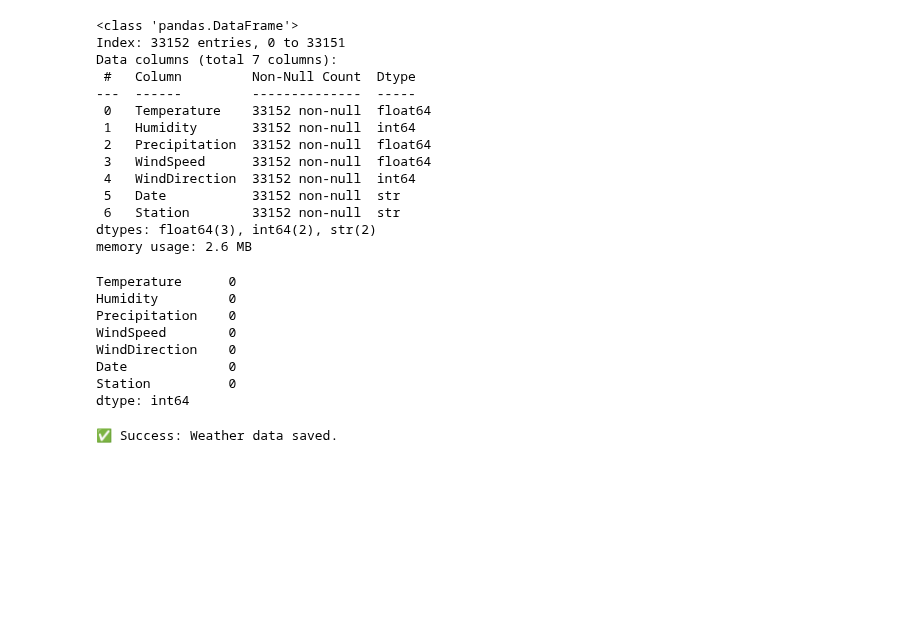
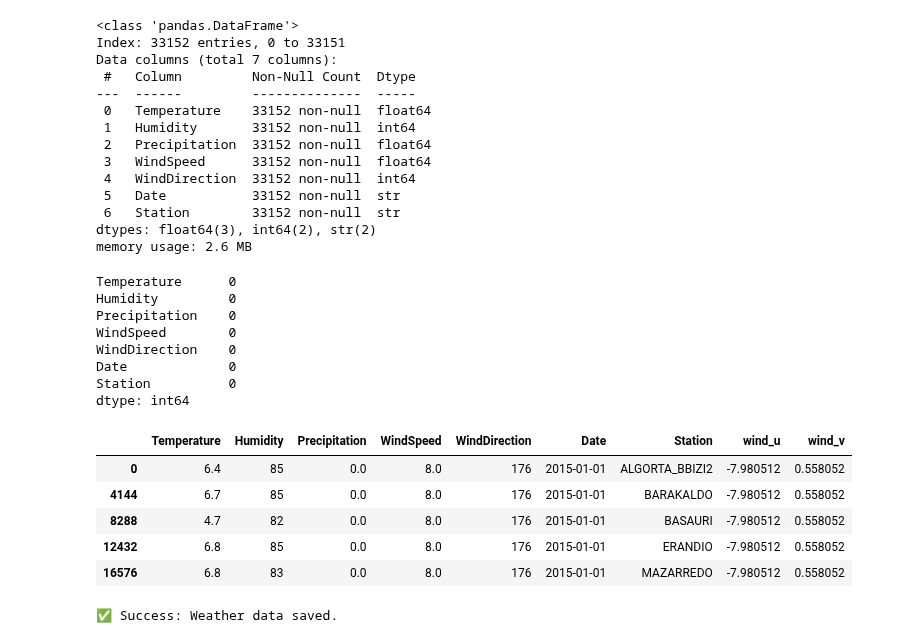
Before and after one commit to armanghazi/AI-Based-Smart-City-Air-Quality-Monitoring-and-Forecasting-System-for-Greater-Bilbao, a Jupyter notebook: notebooks/05_weather_data.ipynb, the cells around one changed output. Cells and saved outputs as stored; diff of their text form; code cells hidden in the pictures; blank space fills up the shorter version.

```diff
--- a/notebooks/05_weather_data.ipynb
+++ b/notebooks/05_weather_data.ipynb
@@ -23,7 +21,7 @@ stations = {
     "ERANDIO": (43.302653, -2.977240),
     "MAZARREDO": (43.267506, -2.935188),
     "MUSKIZ": (43.320713, -3.112716),
-    "SANTURCE": (43.333012, -3.042560)
+    "Santurtzi": (43.333012, -3.042560)
 }
 
 for name, (lat, lon) in stations.items():
@@ -87,8 +85,8 @@ Finished!
 # Get weather data
 stations = {
 
-    "MUSKIZ": (43.320713, -3.112716),
-    "SANTURCE": (43.333012, -3.042560)
+
+    "Santurtzi": (43.333012, -3.042560)
 
 }
 
@@ -192,6 +188,23 @@ WindDirection    0
 Date             0
 Station          0
 dtype: int64
+# %%
+# convert wind direction from degrees to radians
+import numpy as np
+
+theta = np.deg2rad(combined_df["WindDirection"])
+
+# Calculate wind components
+combined_df["wind_u"] = combined_df["WindSpeed"] * np.cos(theta)
+combined_df["wind_v"] = combined_df["WindSpeed"] * np.sin(theta)
+combined_df.head()
+# %% [output]
+|  | Temperature | Humidity | Precipitation | WindSpeed | WindDirection | Date | Station | wind_u | wind_v |
+| 0 | 6.4 | 85 | 0.0 | 8.0 | 176 | 2015-01-01 | ALGORTA_BBIZI2 | -7.980512 | 0.558052 |
+| 4144 | 6.7 | 85 | 0.0 | 8.0 | 176 | 2015-01-01 | BARAKALDO | -7.980512 | 0.558052 |
+| 8288 | 4.7 | 82 | 0.0 | 8.0 | 176 | 2015-01-01 | BASAURI | -7.980512 | 0.558052 |
+| 12432 | 6.8 | 85 | 0.0 | 8.0 | 176 | 2015-01-01 | ERANDIO | -7.980512 | 0.558052 |
+| 16576 | 6.8 | 83 | 0.0 | 8.0 | 176 | 2015-01-01 | MAZARREDO | -7.980512 | 0.558052 |
 # %%
 combined_df.to_csv(root / "data" / "processed" / "weather_data.csv", index=False)
 
```
Also changed, not shown: parts of 15 cells of this notebook, 10 other files.
